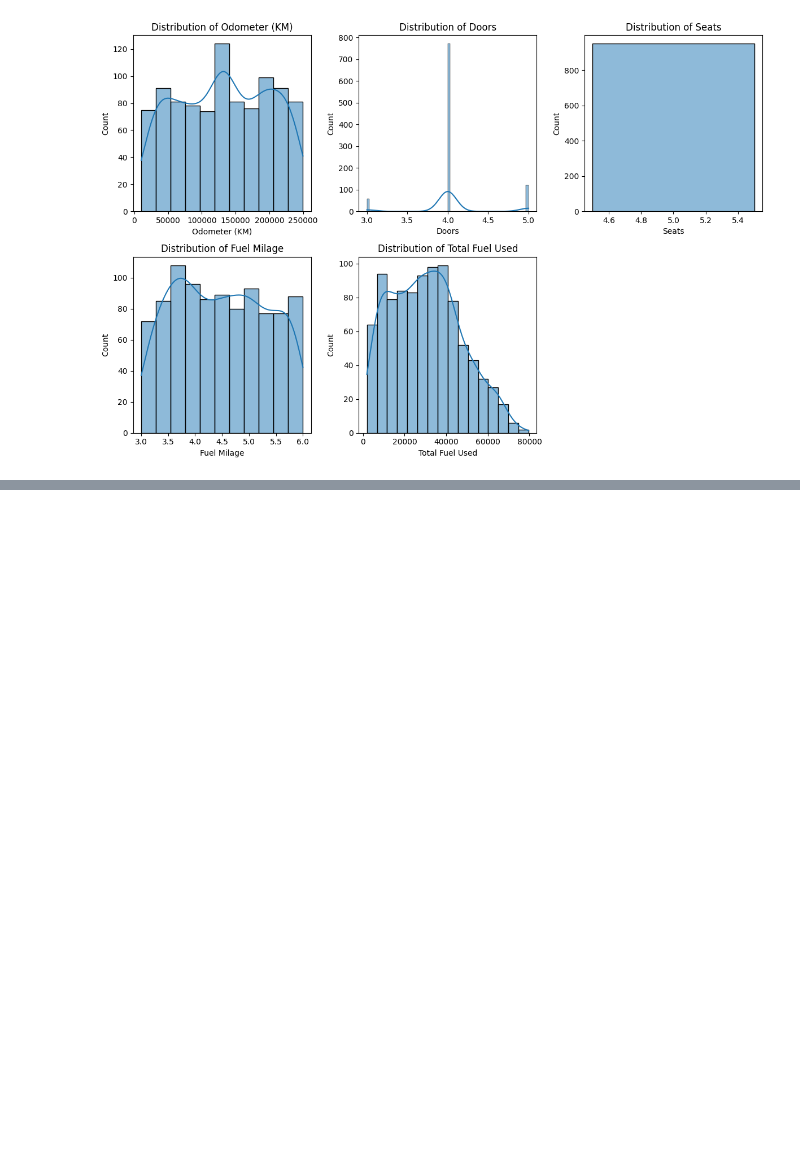
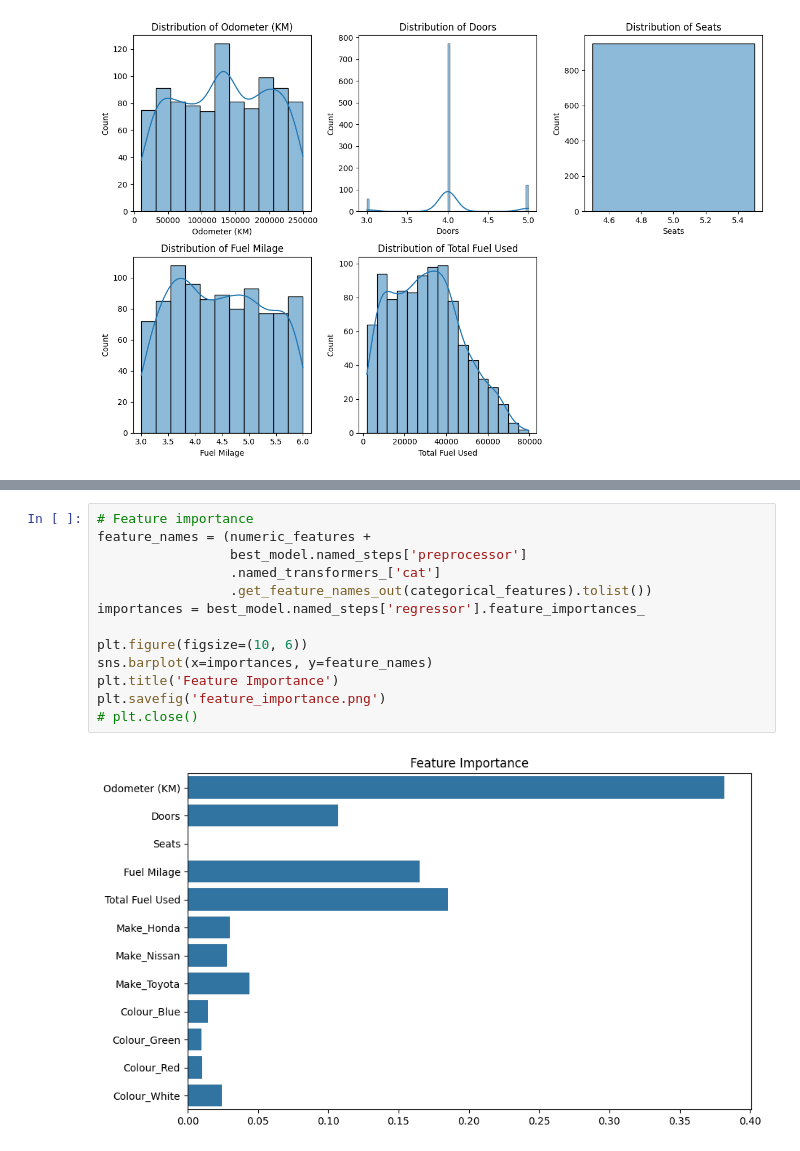
Before and after one commit to Pirate-Nirav/MachineLearning, a Jupyter notebook: car_model/car_model.ipynb, the cells around one changed output, grey strips where cells are left out. Cells and saved outputs as stored; diff of their text form; blank space fills up the shorter version.

```diff
--- a/car_model/car_model.ipynb
+++ b/car_model/car_model.ipynb
@@ -139,0 +152,15 @@ plt.savefig('feature_distributions.png')
+# %%
+# Feature importance
+feature_names = (numeric_features +
+                 best_model.named_steps['preprocessor']
+                 .named_transformers_['cat']
+                 .get_feature_names_out(categorical_features).tolist())
+importances = best_model.named_steps['regressor'].feature_importances_
+
+plt.figure(figsize=(10, 6))
+sns.barplot(x=importances, y=feature_names)
+plt.title('Feature Importance')
+plt.savefig('feature_importance.png')
+# plt.close()
+# %% [output]
+[figure, added]
```
Also changed, not shown: parts of 3 cells of this notebook, 4 other files.
